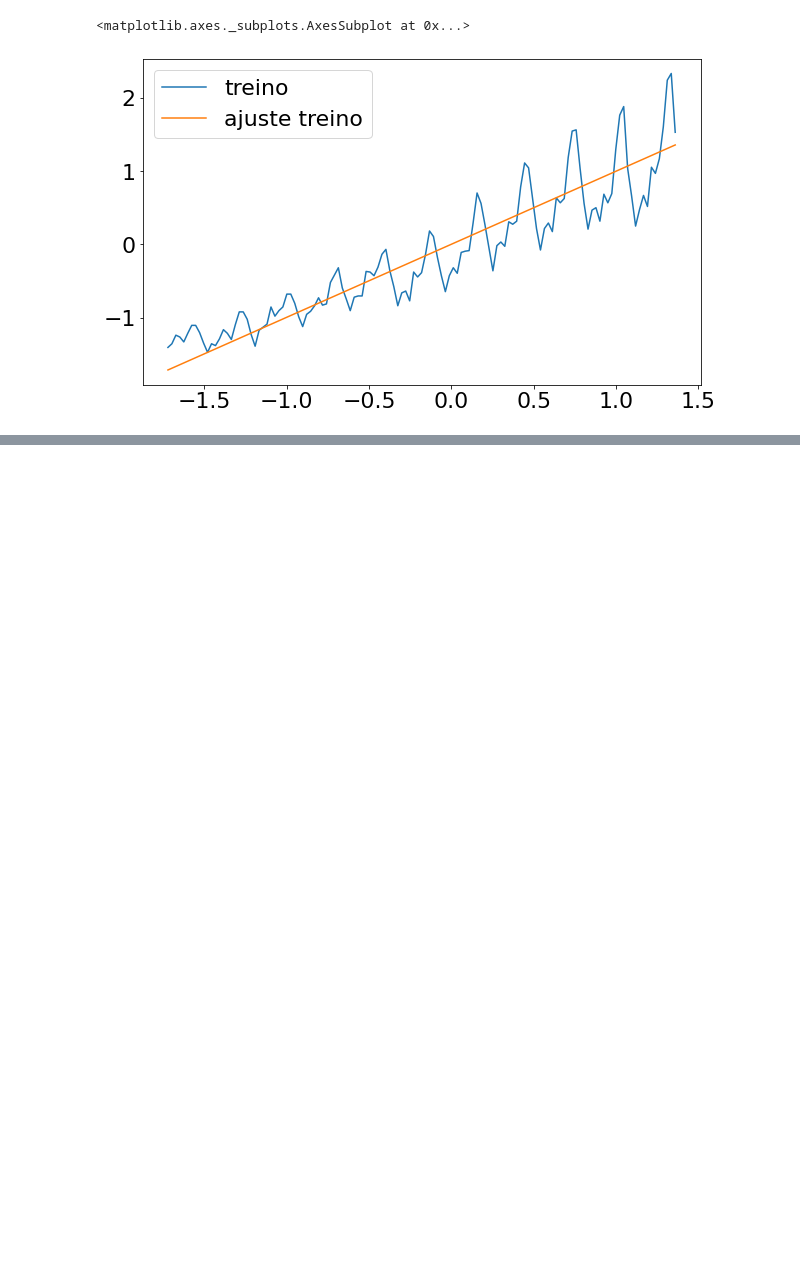
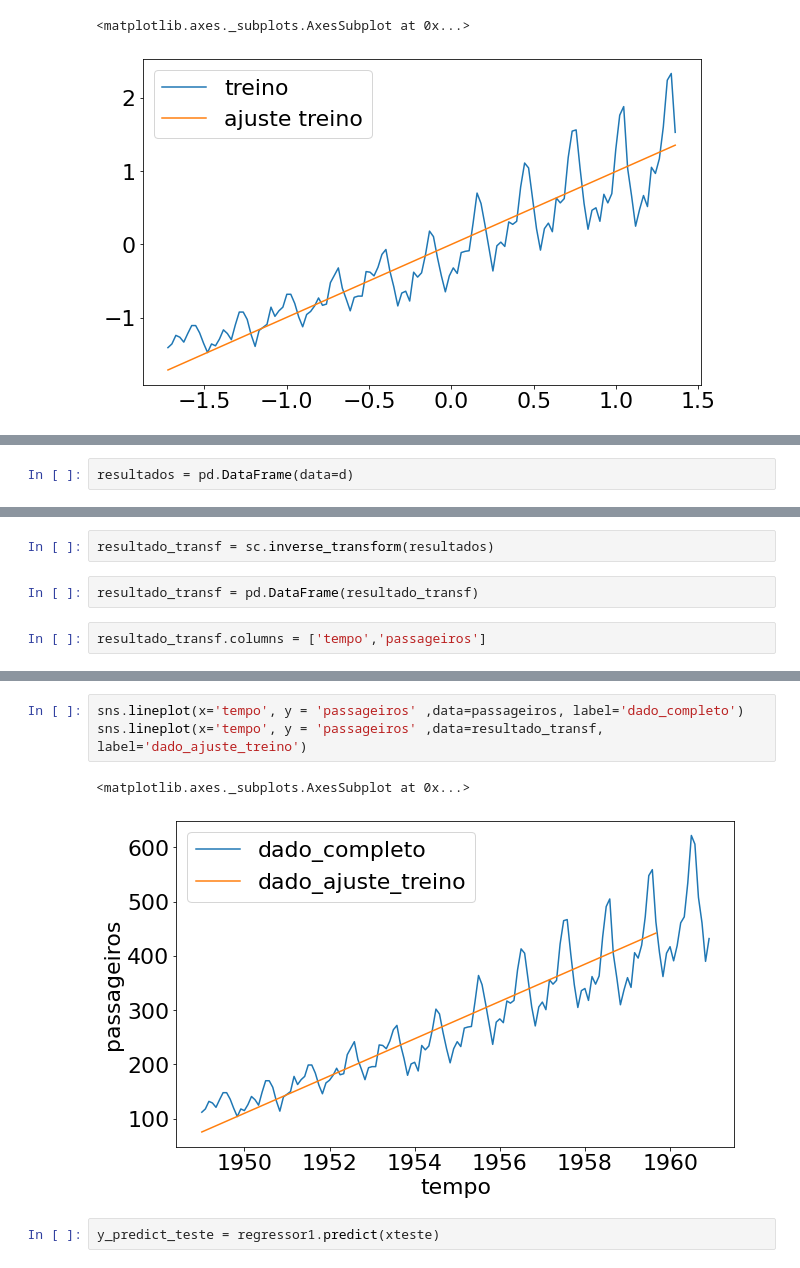
Before and after one commit to jader-lima/TimeSeriesLSTM, a Jupyter notebook: Parte1.ipynb, the cells around one changed output, grey strips where cells are left out. Drawn from its saved outputs; the diff is of its cells as text; blank space fills up the shorter version.

```diff
--- a/Parte1.ipynb
+++ b/Parte1.ipynb
@@ -139,0 +154,2 @@ sns.lineplot(x=xtreino, y = y_predict1[:,0] , label='ajuste treino')
+# %%
+resultados = pd.DataFrame(data=d)
@@ -139,0 +172,6 @@ sns.lineplot(x=xtreino, y = y_predict1[:,0] , label='ajuste treino')
+# %%
+resultado_transf = sc.inverse_transform(resultados)
+# %%
+resultado_transf = pd.DataFrame(resultado_transf)
+# %%
+resultado_transf.columns = ['tempo','passageiros']
@@ -139,0 +187,8 @@ sns.lineplot(x=xtreino, y = y_predict1[:,0] , label='ajuste treino')
+# %%
+sns.lineplot(x='tempo', y = 'passageiros' ,data=passageiros, label='dado_completo')
+sns.lineplot(x='tempo', y = 'passageiros' ,data=resultado_transf, label='dado_ajuste_treino')
+# %% [output]
+<matplotlib.axes._subplots.AxesSubplot at 0x...>
+[figure, added]
+# %%
+y_predict_teste = regressor1.predict(xteste)
```
Also changed, not shown: parts of 47 cells of this notebook.
